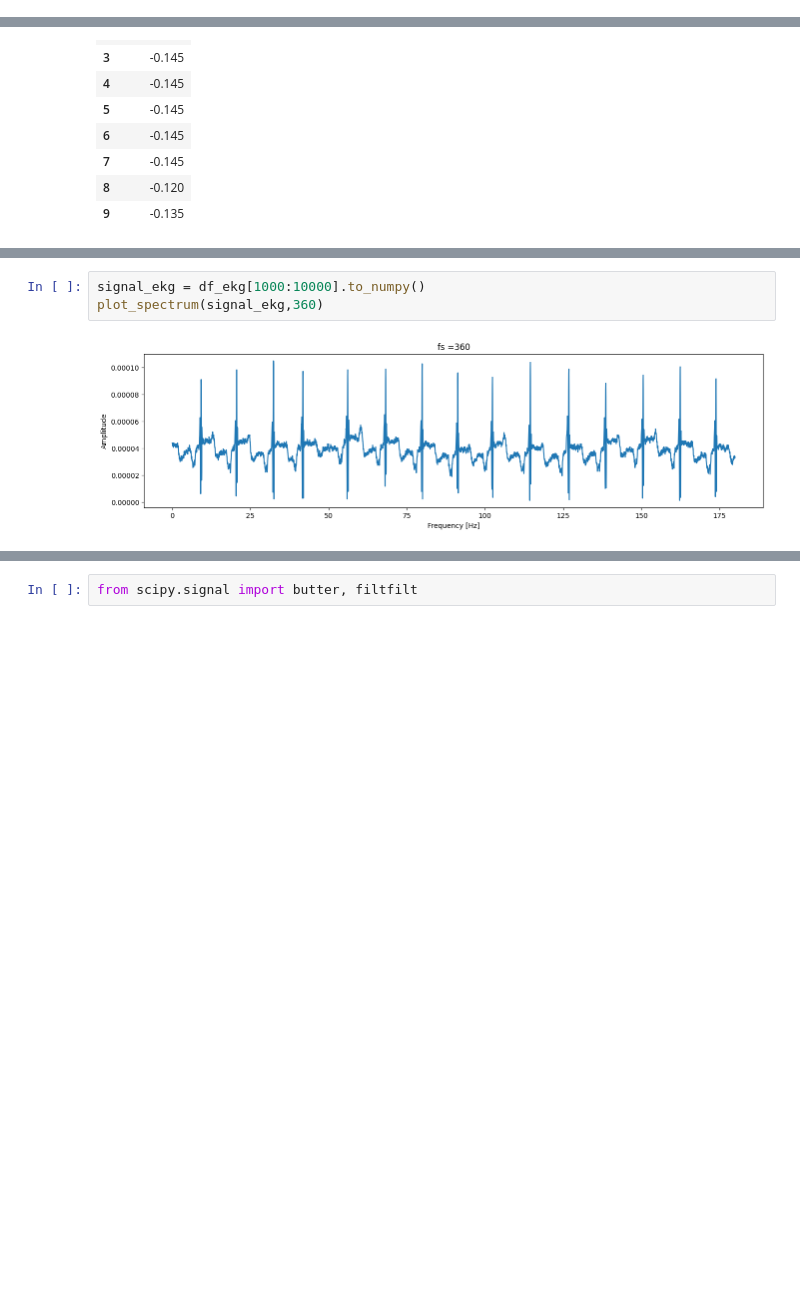
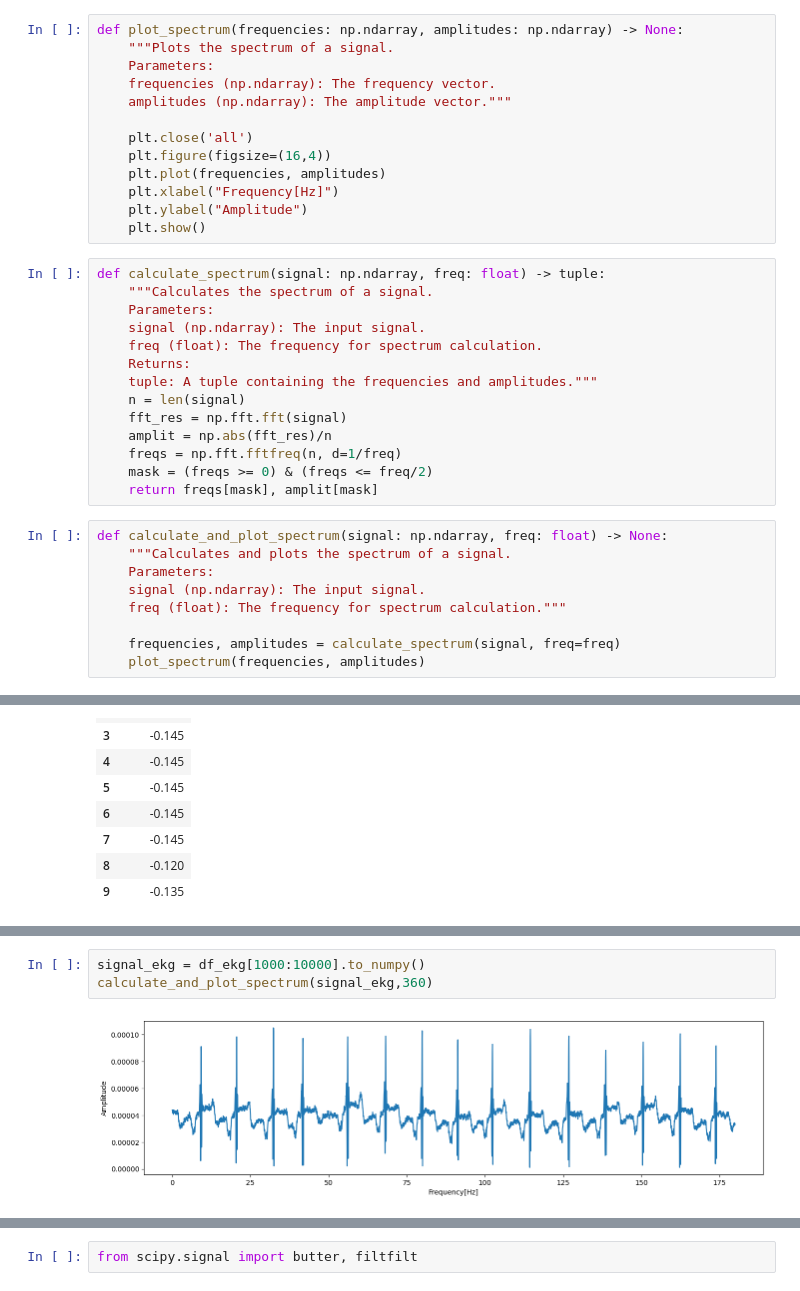
Before and after one commit to DamianRyczko/CPSiO, a Jupyter notebook: EKG/ekg.ipynb, the cells around one changed output, grey strips where cells are left out. Drawn from its saved outputs; the diff is of its cells as text; blank space fills up the shorter version.

```diff
--- a/EKG/ekg.ipynb
+++ b/EKG/ekg.ipynb
@@ -155,0 +193,36 @@ plt.show()
+# %%
+def plot_spectrum(frequencies: np.ndarray, amplitudes: np.ndarray) -> None:
+    """Plots the spectrum of a signal.
+    Parameters:
+    frequencies (np.ndarray): The frequency vector.
+    amplitudes (np.ndarray): The amplitude vector."""
+
+    plt.close('all')
+    plt.figure(figsize=(16,4))
+    plt.plot(frequencies, amplitudes)
+    plt.xlabel("Frequency[Hz]")
+    plt.ylabel("Amplitude")
+    plt.show()
+# %%
+def calculate_spectrum(signal: np.ndarray, freq: float) -> tuple:
+    """Calculates the spectrum of a signal.
+    Parameters:
+    signal (np.ndarray): The input signal.
+    freq (float): The frequency for spectrum calculation.
+    Returns:
+    tuple: A tuple containing the frequencies and amplitudes."""
+    n = len(signal)
+    fft_res = np.fft.fft(signal)
+    amplit = np.abs(fft_res)/n
+    freqs = np.fft.fftfreq(n, d=1/freq)
+    mask = (freqs >= 0) & (freqs <= freq/2)
+    return freqs[mask], amplit[mask]
+# %%
+def calculate_and_plot_spectrum(signal: np.ndarray, freq: float) -> None:
+    """Calculates and plots the spectrum of a signal.
+    Parameters:
+    signal (np.ndarray): The input signal.
+    freq (float): The frequency for spectrum calculation."""
+
+    frequencies, amplitudes = calculate_spectrum(signal, freq=freq)
+    plot_spectrum(frequencies, amplitudes)
@@ -239,6 +317,6 @@ sns.lineplot(df_ekg[1000:2000])
 # %%
 signal_ekg = df_ekg[1000:10000].to_numpy()
-plot_spectrum(signal_ekg,360)
+calculate_and_plot_spectrum(signal_ekg,360)
 # %% [output]
-[figure, old version]
+[figure, new version]
 # %%
```
Also changed, not shown: parts of 40 cells of this notebook, 3 other files.
